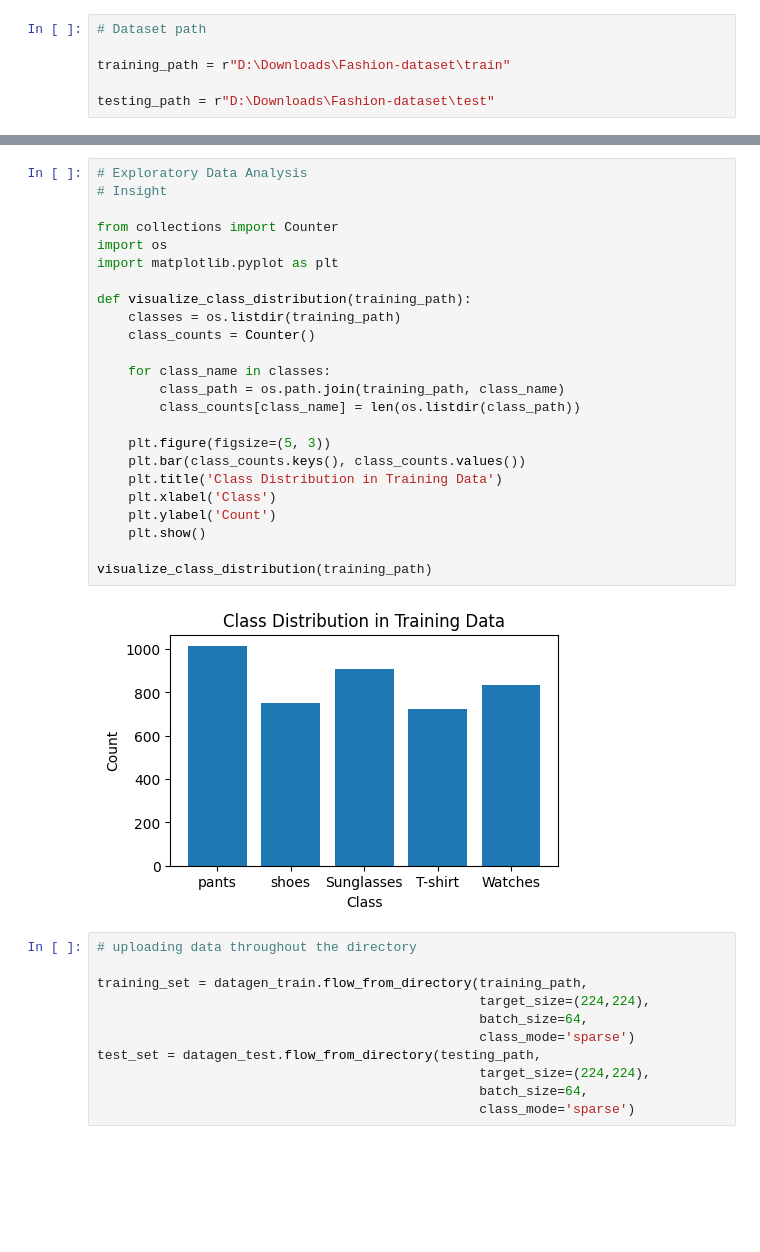
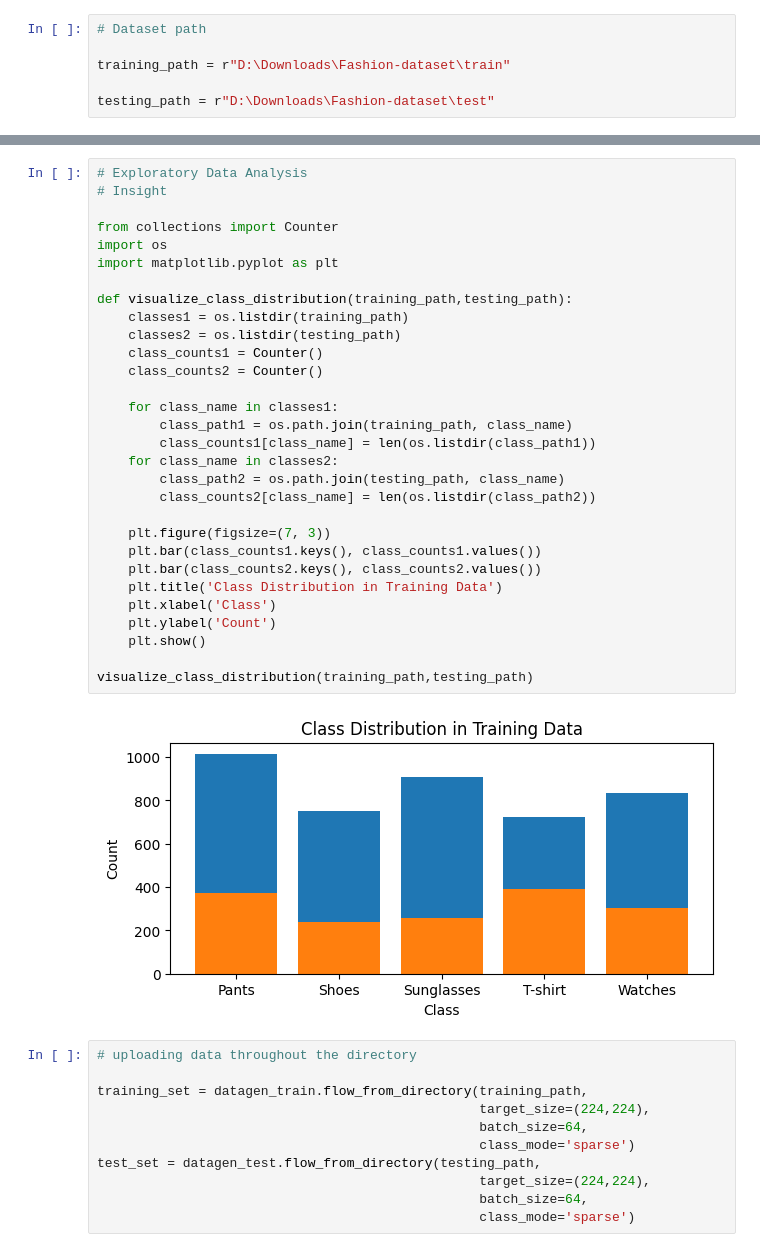
Before and after one commit to sr1938/Fashion-Recommender-System-ML-AI-Group4, a Jupyter notebook: MLproject.ipynb, the cells around one changed output, grey strips where cells are left out. Drawn from its saved outputs; the diff is of its cells as text; blank space fills up the shorter version.

```diff
--- a/MLproject.ipynb
+++ b/MLproject.ipynb
@@ -33,29 +33,35 @@ testing_path = r"D:\Downloads\Fashion-dataset\test"
 # %%
 # Exploratory Data Analysis
 # Insight
 
 from collections import Counter
 import os
 import matplotlib.pyplot as plt
 
-def visualize_class_distribution(training_path):
-    classes = os.listdir(training_path)
-    class_counts = Counter()
+def visualize_class_distribution(training_path,testing_path):
+    classes1 = os.listdir(training_path)
+    classes2 = os.listdir(testing_path)
+    class_counts1 = Counter()
+    class_counts2 = Counter()
 
-    for class_name in classes:
-        class_path = os.path.join(training_path, class_name)
-        class_counts[class_name] = len(os.listdir(class_path))
+    for class_name in classes1:
+        class_path1 = os.path.join(training_path, class_name)
+        class_counts1[class_name] = len(os.listdir(class_path1))
+    for class_name in classes2:
+        class_path2 = os.path.join(testing_path, class_name)
+        class_counts2[class_name] = len(os.listdir(class_path2))
 
-    plt.figure(figsize=(5, 3))
-    plt.bar(class_counts.keys(), class_counts.values())
+    plt.figure(figsize=(7, 3))
+    plt.bar(class_counts1.keys(), class_counts1.values())
+    plt.bar(class_counts2.keys(), class_counts2.values())
     plt.title('Class Distribution in Training Data')
     plt.xlabel('Class')
     plt.ylabel('Count')
     plt.show()
 
-visualize_class_distribution(training_path)
+visualize_class_distribution(training_path,testing_path)
 # %% [output]
-[figure, old version]
+[figure, new version]
 # %%
 # uploading data throughout the directory
 
```
Also changed, not shown: parts of 7 cells of this notebook.
